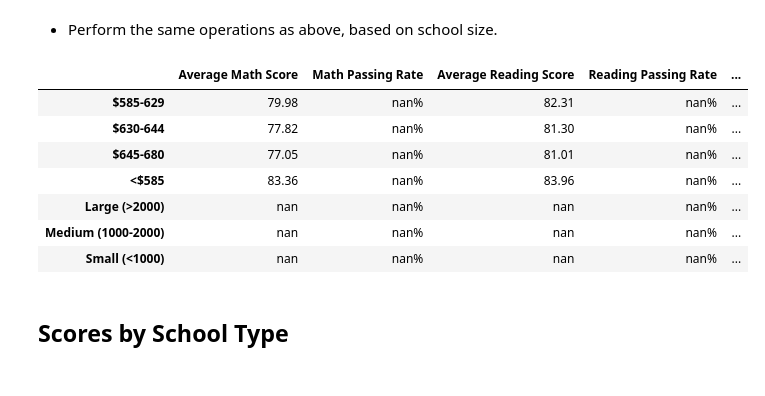
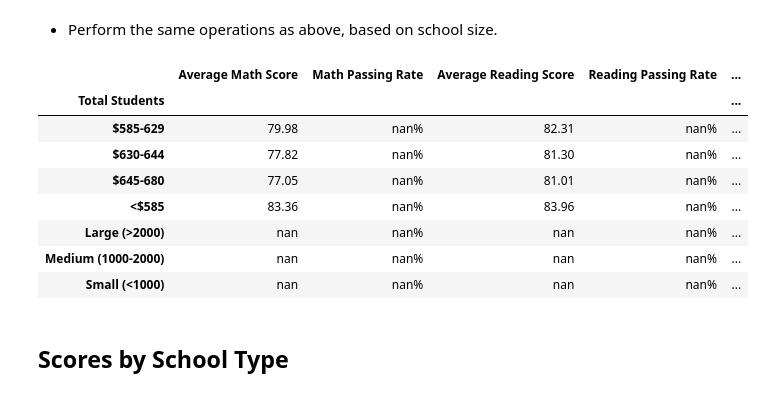
Before and after one commit to DownOnTheFarm/PyCitySchools, a Jupyter notebook: Instructions/PyCitySchools/PyCitySchools_starter.ipynb, the cells around one changed output. Cells and saved outputs as stored; diff of their text form; code cells hidden in the pictures.

```diff
--- a/Instructions/PyCitySchools/PyCitySchools_starter.ipynb
+++ b/Instructions/PyCitySchools/PyCitySchools_starter.ipynb
@@ -397,36 +402,43 @@ scoresBy_spend.style.format({'Total # of Students': '{:,}',
 # %%
 # Create Bins
 bins = [0, 999, 1999, 99999999999]
 schoolSize = ["Small (<1000)", "Medium (1000-2000)" , "Large (>2000)"]
 fullData_df['Size_Group'] = pd.cut(fullData_df['size'],bins, labels=schoolSize)
 
 # Group by Size
 sizeGroup = fullData_df.groupby('Size_Group')
 
 # Calculations
 avgMath_size = spendGroup['math_score'].mean()
 avgRead_size = spendGroup['reading_score'].mean()
 percMath_size = fullData_df[fullData_df['math_score'] >=70].groupby('Size_Group')['Student ID'].count()/spendGroup['Student ID'].count()
 percRead_size = fullData_df[fullData_df['reading_score'] >=70].groupby('Size_Group')['Student ID'].count()/spendGroup['Student ID'].count()
 percOver_size = fullData_df[(fullData_df['reading_score'] >= 70) & (fullData_df['math_score'] >= 70)].groupby('Size_Group')['Student ID'].count()/spendGroup['Student ID'].count()
 
 # Build and Display DataFrame
 scoresBy_size = pd.DataFrame({"Average Math Score": avgMath_size,
                                 "Math Passing Rate": percMath_size,
                                     "Average Reading Score": avgRead_size,
                                         "Reading Passing Rate": percRead_size,
                                             "Overall Passing Rate": percOver_size})
 
-scoresBy_size.style.format({'Total # of Students': '{:,}',
-                          "Total School Budget": "${:20,.0f}",
-                          "Per Student Budget": "${:20,.0f}",
-                          'Average Math Score': "{:.2f}",
-                          'Average Reading Score': "{:.2f}",
-                          "Math Passing Rate": "{:.2%}",
-                          "Reading Passing Rate": "{:.2%}",
-                          "Overall Passing Rate": "{:.2%}"})
+# Reorder Columns
+scoresBy_size = scoresBy_size[['Average Math Score',
+                                    'Math Passing Rate',
+                                        'Average Reading Score',
+                                            'Reading Passing Rate',
+                                                'Overall Passing Rate']]
+
+scoresBy_size.index.name = "Total Students"
+
+scoresBy_size.style.format({'Average Math Score': "{:.2f}",
+                              'Average Reading Score': "{:.2f}",
+                                  "Math Passing Rate": "{:.2%}",
+                                      "Reading Passing Rate": "{:.2%}",
+                                          "Overall Passing Rate": "{:.2%}"})
 # %% [output]
 |  | Average Math Score | Math Passing Rate | Average Reading Score | Reading Passing Rate | ... |
+| Total Students |  |  |  |  | ... |
 | $585-629 | 79.98 | nan% | 82.31 | nan% | ... |
 | $630-644 | 77.82 | nan% | 81.30 | nan% | ... |
 | $645-680 | 77.05 | nan% | 81.01 | nan% | ... |
```
Also changed, not shown: parts of 2 cells of this notebook.
